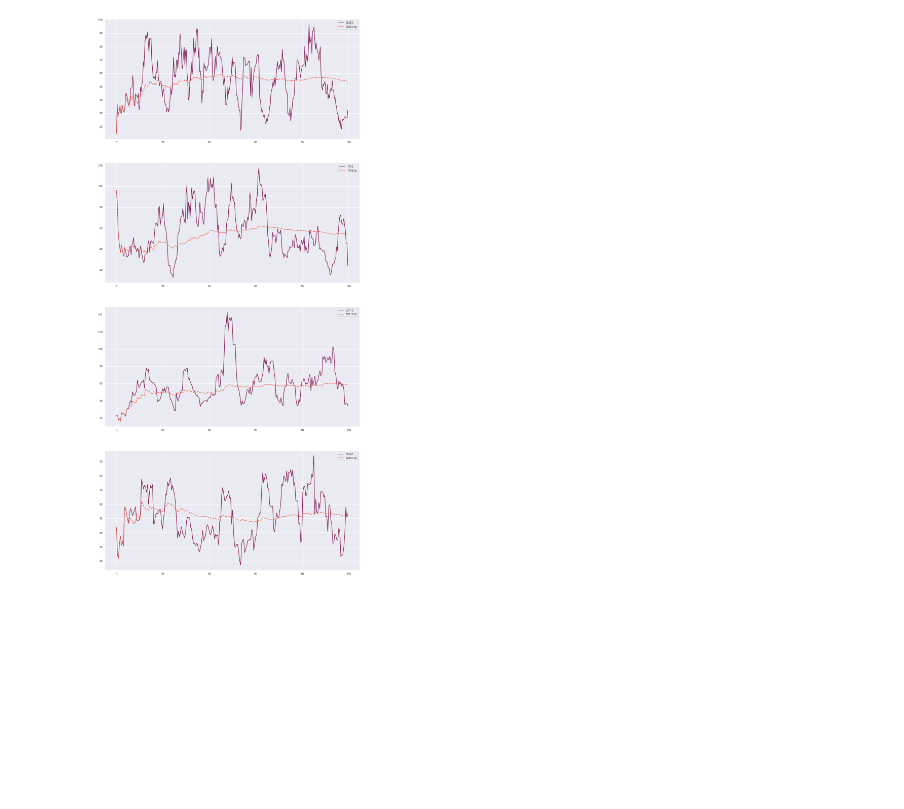
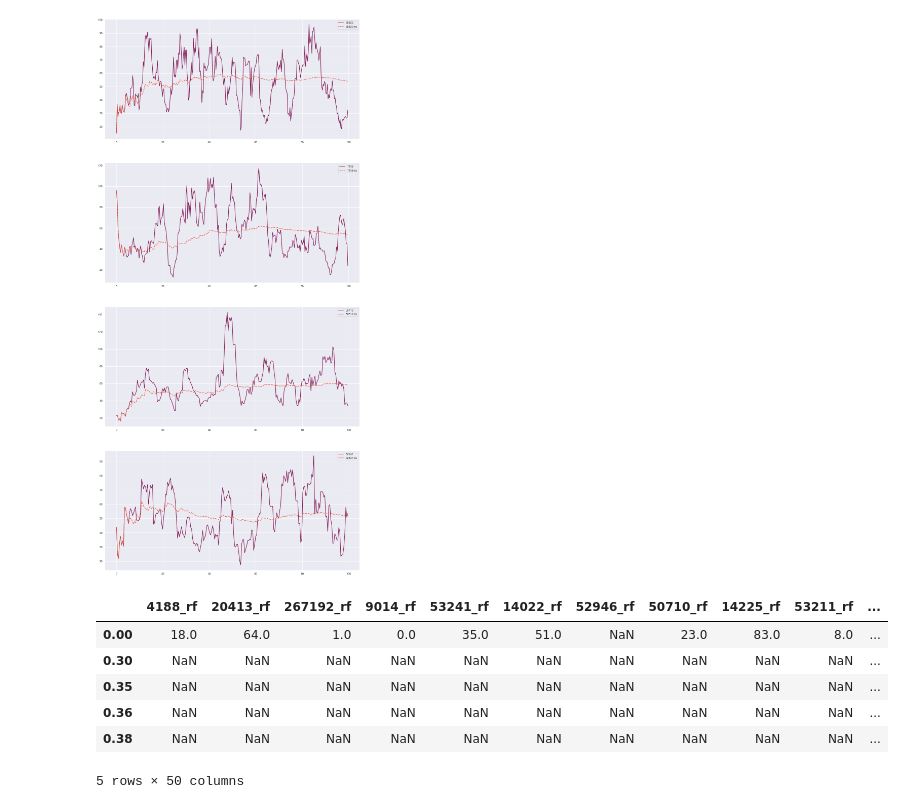
Before and after one commit to abhiramjoshi/cricket_analysis, a Jupyter notebook: codebase/Kohli/kohli_analysis.ipynb, the cells around one changed output. Cells and saved outputs as stored; diff of their text form; code cells hidden in the pictures; blank space fills up the shorter version.

```diff
--- a/codebase/Kohli/kohli_analysis.ipynb
+++ b/codebase/Kohli/kohli_analysis.ipynb
@@ -416,3 +426,17 @@ for i in range(combined_df.shape[1]//2):
 2
 3
 [figure]
+# %%
+cols = full_df.columns
+full_ave_df = full_ave_df.reindex(columns=cols)
+cols = {col:f'{col}_rf' for col in cols}
+full_df.rename(columns=cols, inplace=True)
+full_df.head()
+# %% [output]
+|  | 4188_rf | 20413_rf | 267192_rf | 9014_rf | 53241_rf | 14022_rf | 52946_rf | 50710_rf | 14225_rf | 53211_rf | ... |
+| 0.00 | 18.0 | 64.0 | 1.0 | 0.0 | 35.0 | 51.0 | NaN | 23.0 | 83.0 | 8.0 | ... |
+| 0.30 | NaN | NaN | NaN | NaN | NaN | NaN | NaN | NaN | NaN | NaN | ... |
+| 0.35 | NaN | NaN | NaN | NaN | NaN | NaN | NaN | NaN | NaN | NaN | ... |
+| 0.36 | NaN | NaN | NaN | NaN | NaN | NaN | NaN | NaN | NaN | NaN | ... |
+| 0.38 | NaN | NaN | NaN | NaN | NaN | NaN | NaN | NaN | NaN | NaN | ... |
+5 rows × 50 columns
```
Also changed, not shown: parts of 10 cells of this notebook.
